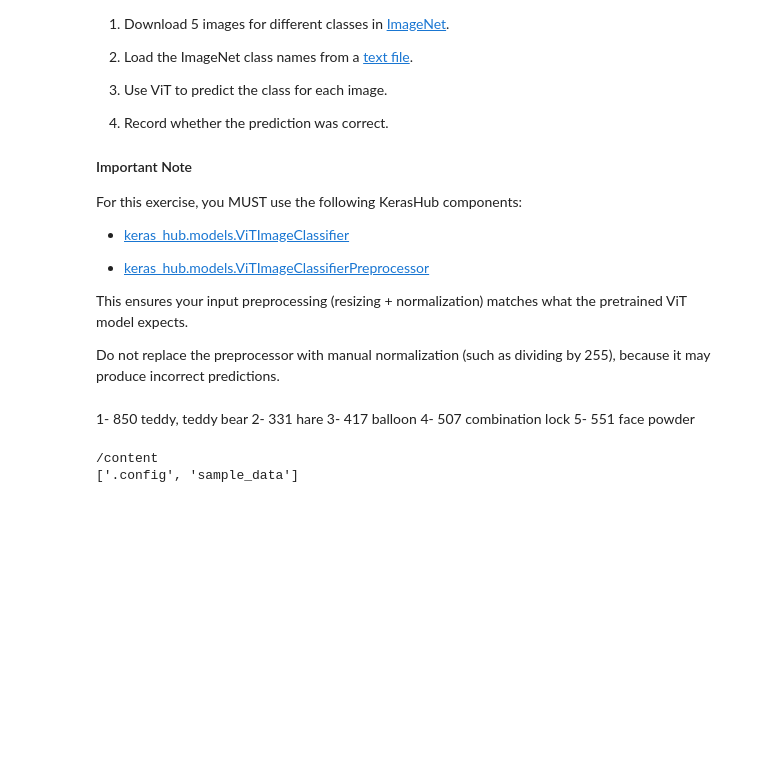
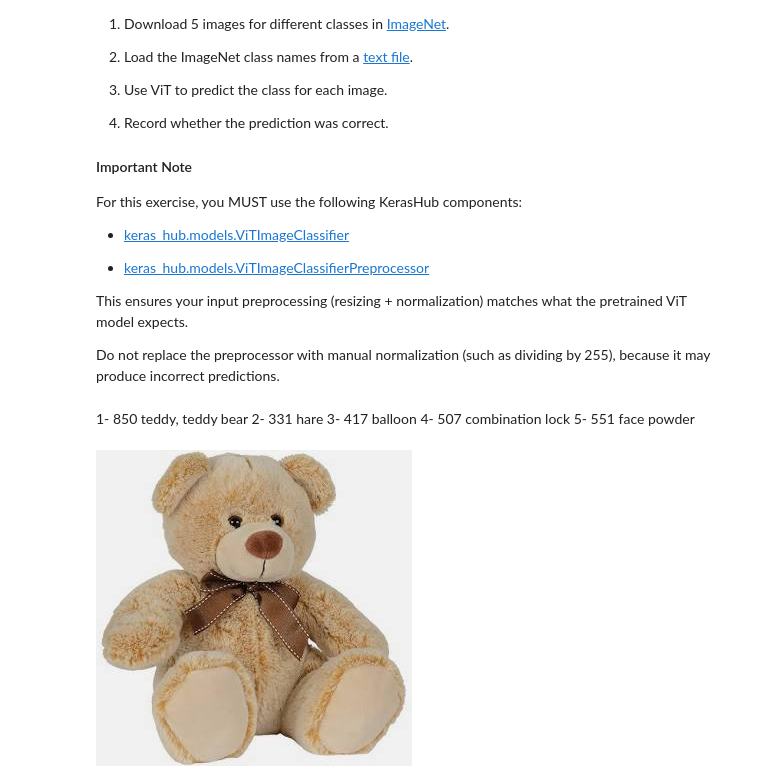
Before and after one commit to nbamardouf-source/arti560-computer-vision-labs, a Jupyter notebook: lab03-image-classification-vision-transformer-vit/lab03-image-classification-vision-transformer-vit-exercise.ipynb, the cells around one changed output. Drawn from its saved outputs; the diff is of its cells as text; code cells hidden in the pictures; blank space fills up the shorter version.

```diff
--- a/lab03-image-classification-vision-transformer-vit/lab03-image-classification-vision-transformer-vit-exercise.ipynb
+++ b/lab03-image-classification-vision-transformer-vit/lab03-image-classification-vision-transformer-vit-exercise.ipynb
@@ -63,16 +63,12 @@ preprocessor = keras_hub.models.ViTImageClassifierPreprocessor.from_preset(
 classifier = keras_hub.models.ViTImageClassifier.from_preset(
     "vit_base_patch16_224_imagenet"
 )
-# %%
-import os
-print(os.getcwd())
-print(os.listdir())
-# %% [output]
-/content
-['.config', 'sample_data']
 # %%
 # Load the images
 from PIL import Image
+from IPython.display import display
 
-image = Image.open("teddy bear.jpeg")
-image.show()
+img = Image.open("teddy bear.jpeg")
+display(img)
+# %% [output]
+[figure, added]
```
Also changed, not shown: parts of 9 cells of this notebook, 2 other files.
